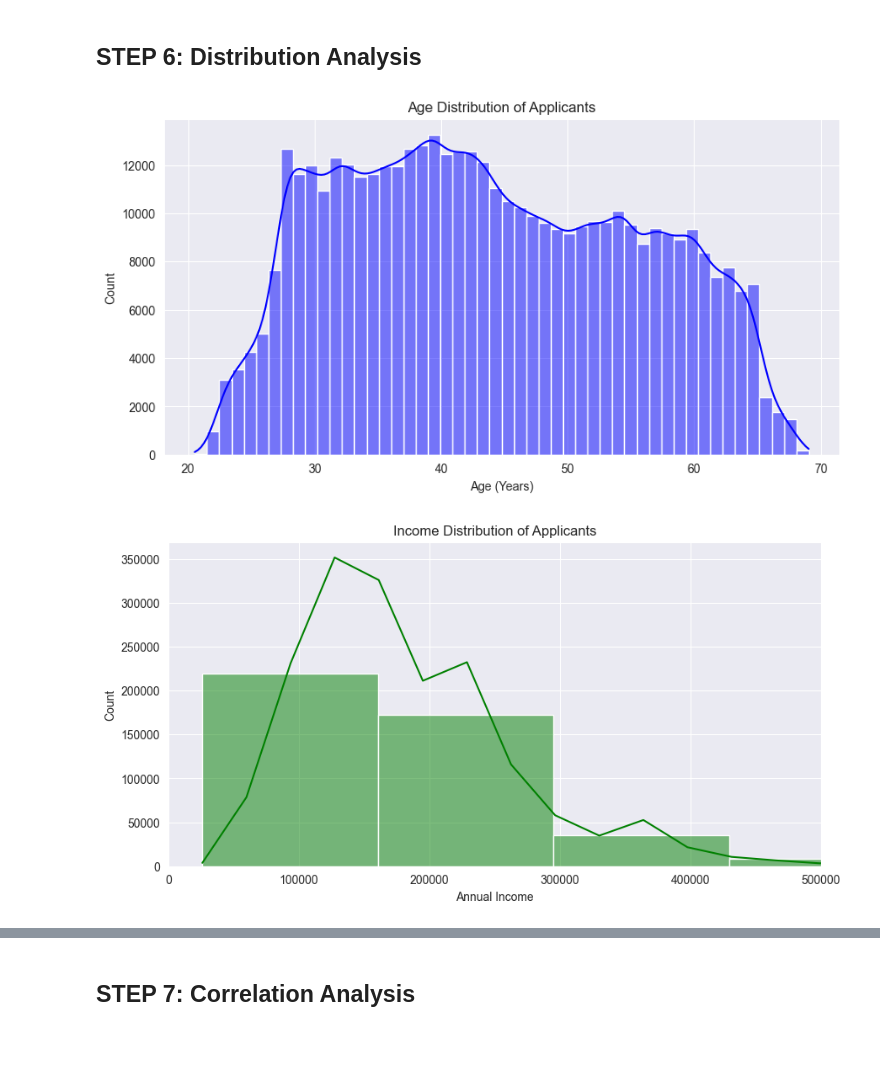
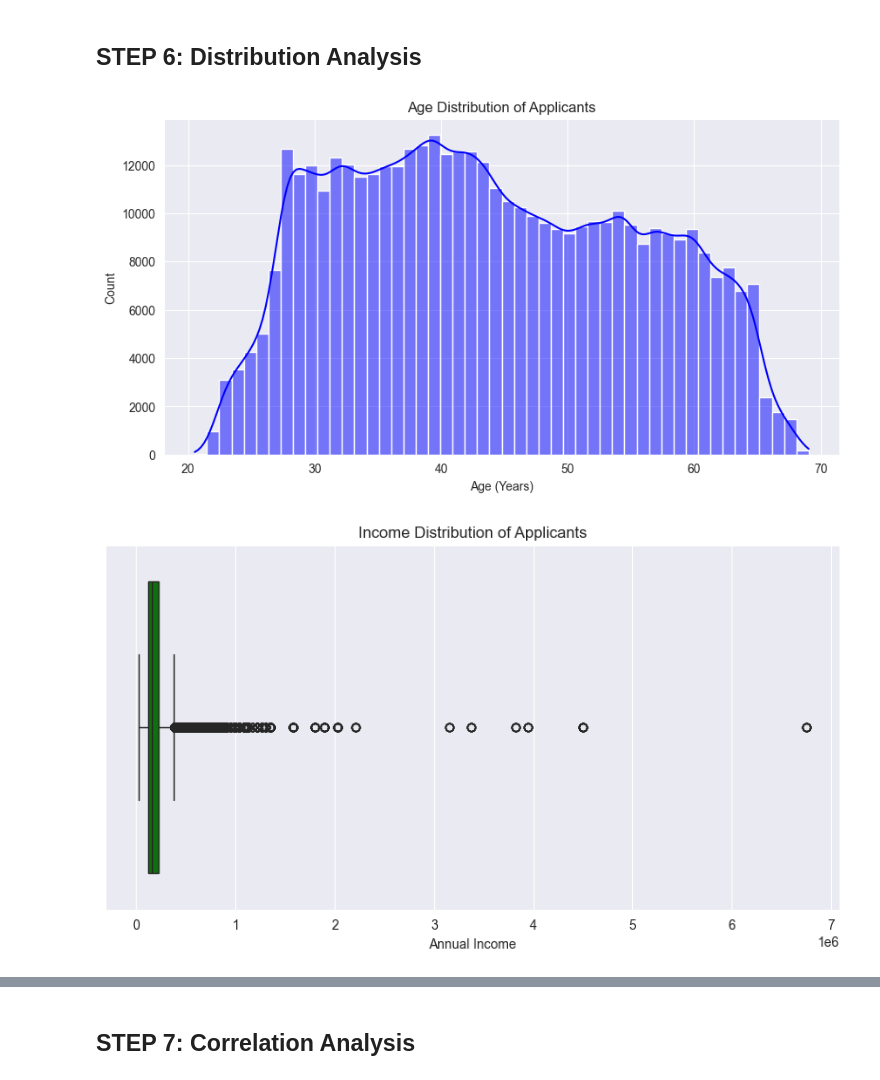
Before and after one commit to firstChetsadakon/machine-learning, a Jupyter notebook: dataset_eda.ipynb, the cells around one changed output, grey strips where cells are left out. Cells and saved outputs as stored; diff of their text form; code cells hidden in the pictures; blank space fills up the shorter version.

```diff
--- a/dataset_eda.ipynb
+++ b/dataset_eda.ipynb
@@ -18,10 +18,10 @@ pd.set_option('display.float_format', '{:.2f}'.format)  # Reduce decimal places
 ## STEP 2: Load the Datasets
 # %%
 # Load application data
-application_df = pd.read_csv("application_record.csv")
+application_df = pd.read_csv("data_set/application_record.csv")
 
 # Load credit history data
-credit_df = pd.read_csv("credit_record.csv")
+credit_df = pd.read_csv("data_set/credit_record.csv")
 
 # Display first 5 rows
 print("🔹 First 5 rows of Application Record:")
@@ -142,31 +142,29 @@ max   5150487.00            0.00
 # %%
 # Age Distribution
 plt.figure(figsize=(10, 5))
 sns.histplot(-application_df["DAYS_BIRTH"] / 365, bins=50, kde=True, color="blue")
 plt.xlabel("Age (Years)")
 plt.ylabel("Count")
 plt.title("Age Distribution of Applicants")
 plt.show()
 
 # Income Distribution
 plt.figure(figsize=(10, 5))
-sns.histplot(application_df["AMT_INCOME_TOTAL"], bins=50, kde=True, color="green")
+sns.boxplot(x=application_df["AMT_INCOME_TOTAL"], color="green")
 plt.xlabel("Annual Income")
-plt.ylabel("Count")
 plt.title("Income Distribution of Applicants")
-plt.xlim(0, 500000)  # Limit outliers
 plt.show()
 
 ## Credit Status Count (Fixed for Seaborn v0.14+)
 plt.figure(figsize=(8, 4))
 sns.countplot(x="STATUS", data=credit_df, hue="STATUS", legend=False, palette="coolwarm")
 plt.xlabel("Credit Status")
 plt.ylabel("Count")
 plt.title("Distribution of Credit Status")
 plt.show()
 # %% [output]
 [figure]
-[figure, old version]
+[figure, new version]
 [figure]
 # %% [markdown]
 ## STEP 7: Correlation Analysis
```
